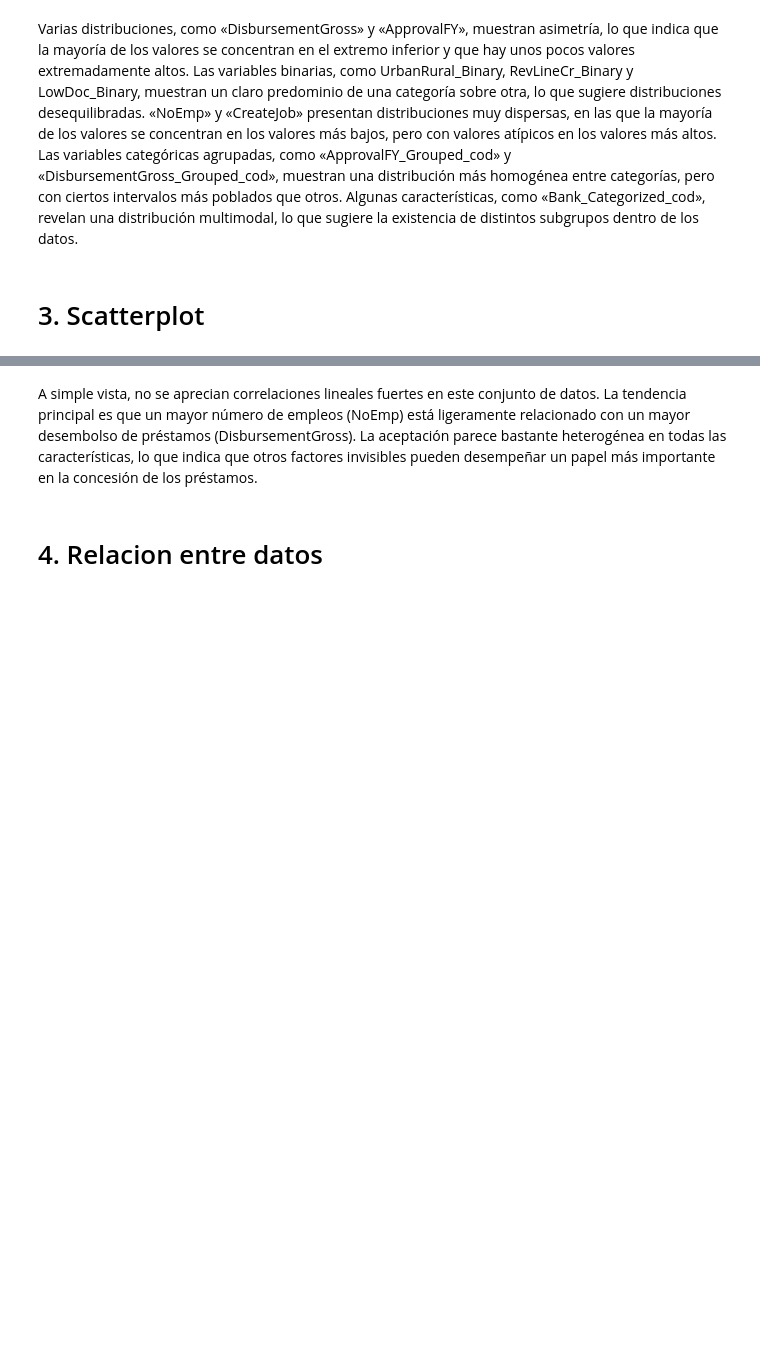
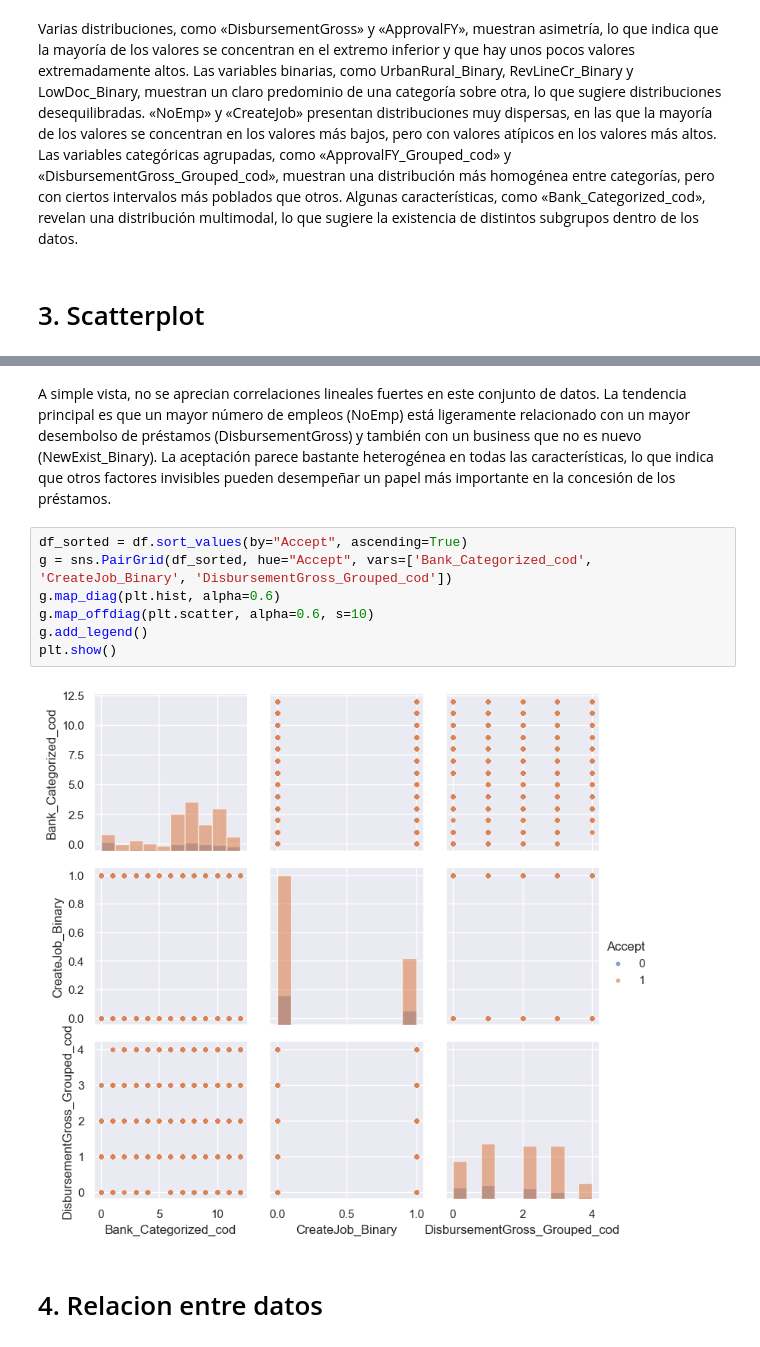
Before and after one commit to Tehedor/Reto1_ML-ABID, a Jupyter notebook: 2_Visualizacion.ipynb, the cells around one changed output, grey strips where cells are left out. Saved outputs shown, nothing was run; the diff lists cells and outputs as text; blank space fills up the shorter version.

```diff
--- a/2_Visualizacion.ipynb
+++ b/2_Visualizacion.ipynb
@@ -51,8 +51,17 @@ g.add_legend()
 [figure]
 # %% [markdown]
 A simple vista, no se aprecian correlaciones lineales fuertes en este conjunto de datos.
-La tendencia principal es que un mayor número de empleos (NoEmp) está ligeramente relacionado con un mayor desembolso de préstamos (DisbursementGross).
+La tendencia principal es que un mayor número de empleos (NoEmp) está ligeramente relacionado con un mayor desembolso de préstamos (DisbursementGross) y también con un business que no es nuevo (NewExist_Binary).
 La aceptación parece bastante heterogénea en todas las características, lo que indica que otros factores invisibles pueden desempeñar un papel más importante en la concesión de los préstamos.
+# %%
+df_sorted = df.sort_values(by="Accept", ascending=True)
+g = sns.PairGrid(df_sorted, hue="Accept", vars=['Bank_Categorized_cod', 'CreateJob_Binary', 'DisbursementGross_Grouped_cod'])
+g.map_diag(plt.hist, alpha=0.6)
+g.map_offdiag(plt.scatter, alpha=0.6, s=10)
+g.add_legend()
+plt.show()
+# %% [output]
+[figure, added]
 # %% [markdown]
 # 4. Relacion entre datos
 # %%
```
Also changed, not shown: parts of 16 cells of this notebook.
